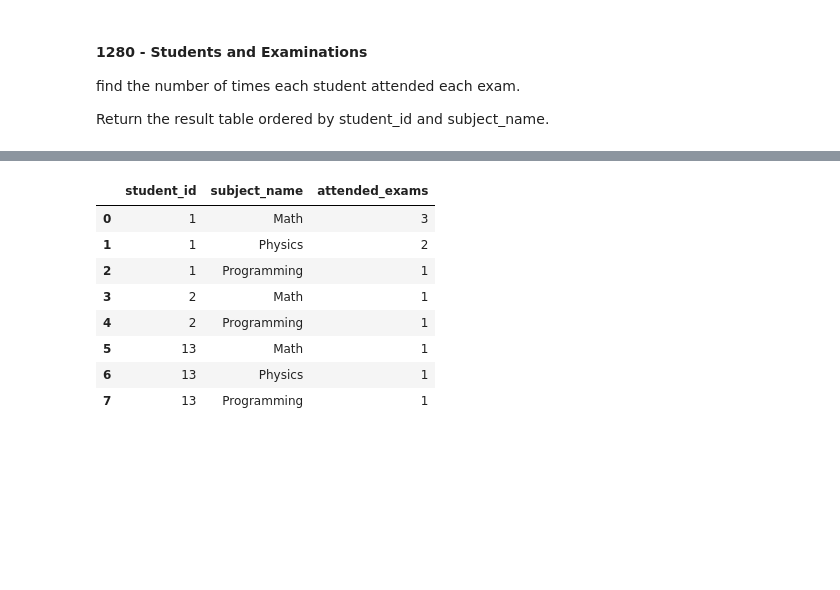
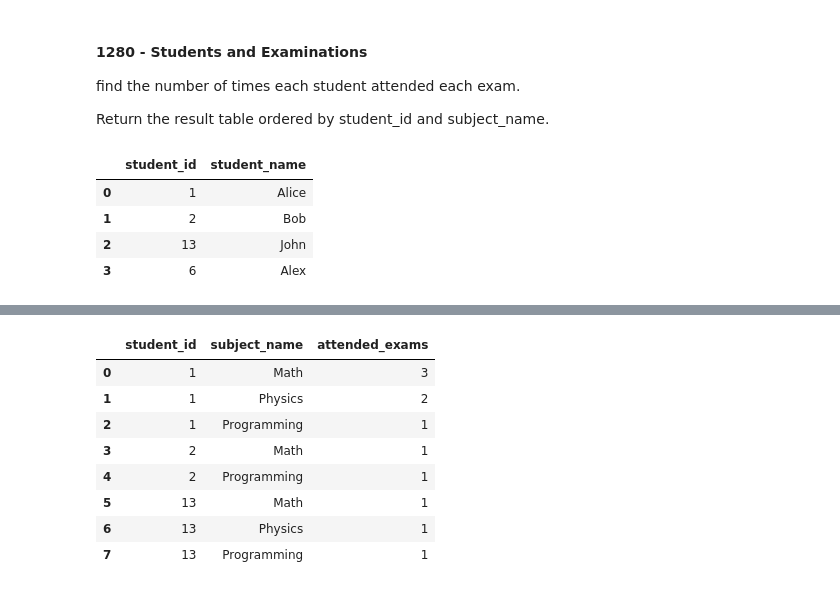
Before and after one commit to Swap-20/Leetcode-Pandas, a Jupyter notebook: Leetcode_Pandas.ipynb, the cells around one changed output, grey strips where cells are left out. Saved outputs shown, nothing was run; the diff lists cells and outputs as text; code cells hidden in the pictures; blank space fills up the shorter version.

```diff
--- a/Leetcode_Pandas.ipynb
+++ b/Leetcode_Pandas.ipynb
@@ -1063,9 +1063,10 @@ Return the result table ordered by student_id and subject_name.
 # %%
 data = [[1, 'Alice'], [2, 'Bob'], [13, 'John'], [6, 'Alex']]
 students = pd.DataFrame(data, columns=['student_id', 'student_name']).astype({'student_id':'Int64', 'student_name':'object'})
-
-data = [['Math'], ['Physics'], ['Programming']]
-subjects = pd.DataFrame(data, columns=['subject_name']).astype({'subject_name':'object'})
-
-data = [[1, 'Math'], [1, 'Physics'], [1, 'Programming'], [2, 'Programming'], [1, 'Physics'], [1, 'Math'], [13, 'Math'], [13, 'Programming'], [13, 'Physics'], [2, 'Math'], [1, 'Math']]
-examinations = pd.DataFrame(data, columns=['student_id', 'subject_name']).astype({'student_id':'Int64', 'subject_name':'object'})
+students
+# %% [output]
+|  | student_id | student_name |
+| 0 | 1 | Alice |
+| 1 | 2 | Bob |
+| 2 | 13 | John |
+| 3 | 6 | Alex |
```
Also changed, not shown: parts of 3 cells of this notebook.
